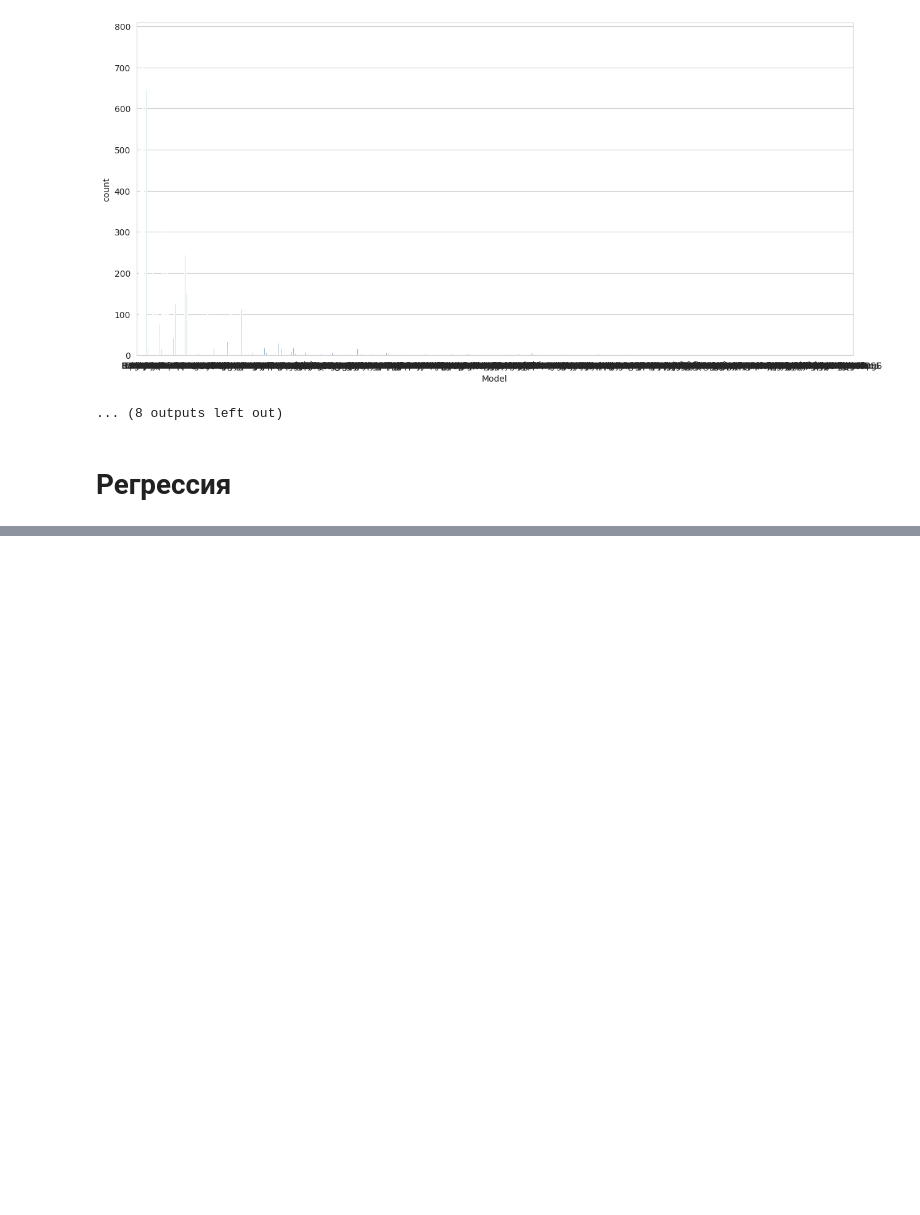
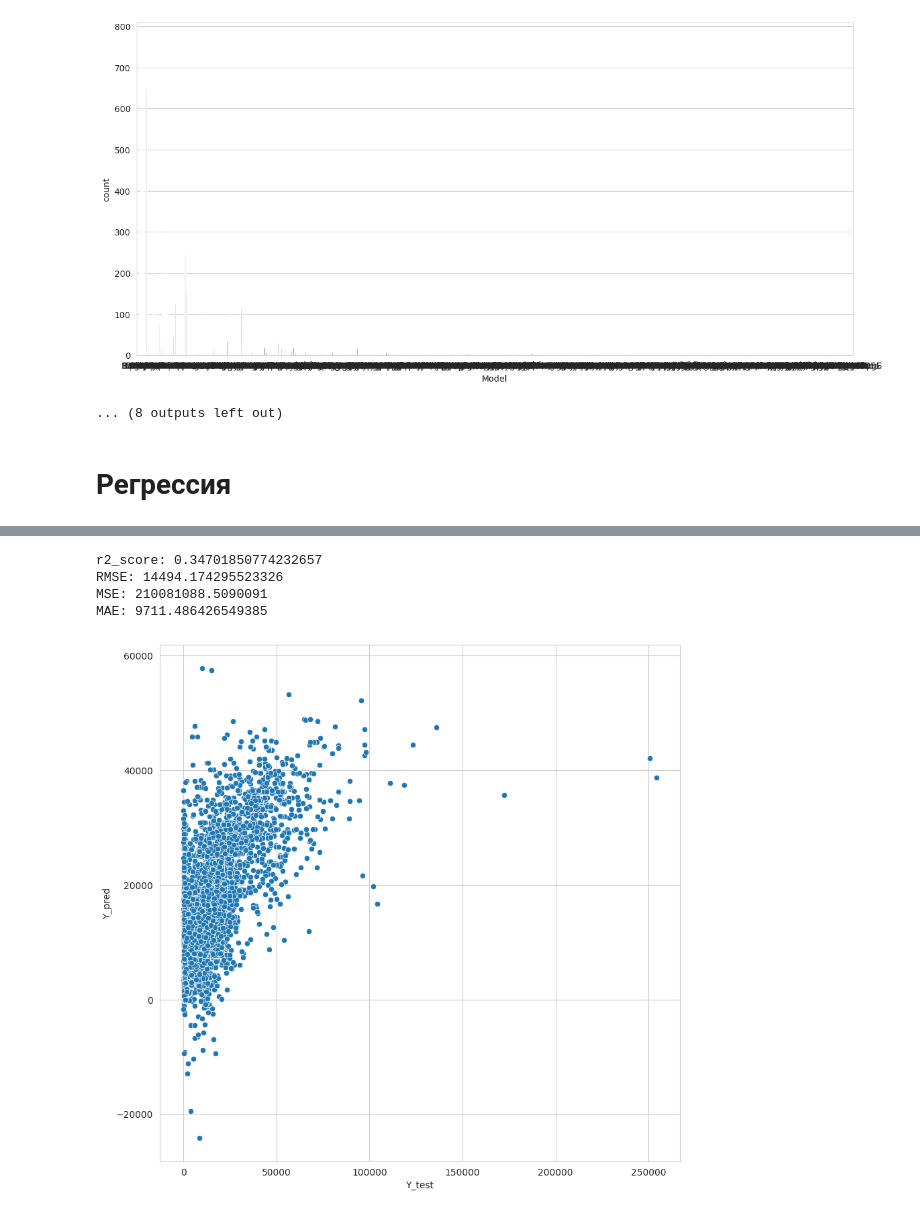
Before and after one commit to The220th/etu2022_AI_ML_NN, a Jupyter notebook: ML/lab3/lab3.ipynb, the cells around one changed output, grey strips where cells are left out. Saved outputs shown, nothing was run; the diff lists cells and outputs as text; code cells hidden in the pictures; blank space fills up the shorter version.

```diff
--- a/ML/lab3/lab3.ipynb
+++ b/ML/lab3/lab3.ipynb
@@ -849,0 +836,15 @@ RMSE: 14551.792803664508
+# %%
+# alpha (lambda) = 20.3 is OK
+l1r = Lasso(alpha = 20.3)
+l1r.fit(X_train, Y_train)
+Y_pred = l1r.predict(X_test)
+
+regressors.append(("Lasso", r2_score(Y_test, Y_pred)))
+
+print(show_error(Y_test, Y_pred))
+# %% [output]
+r2_score: 0.34701850774232657
+RMSE: 14494.174295523326
+MSE: 210081088.5090091
+MAE: 9711.486426549385
+[figure, added]
```
Also changed, not shown: parts of 43 cells of this notebook, 8 other files.
